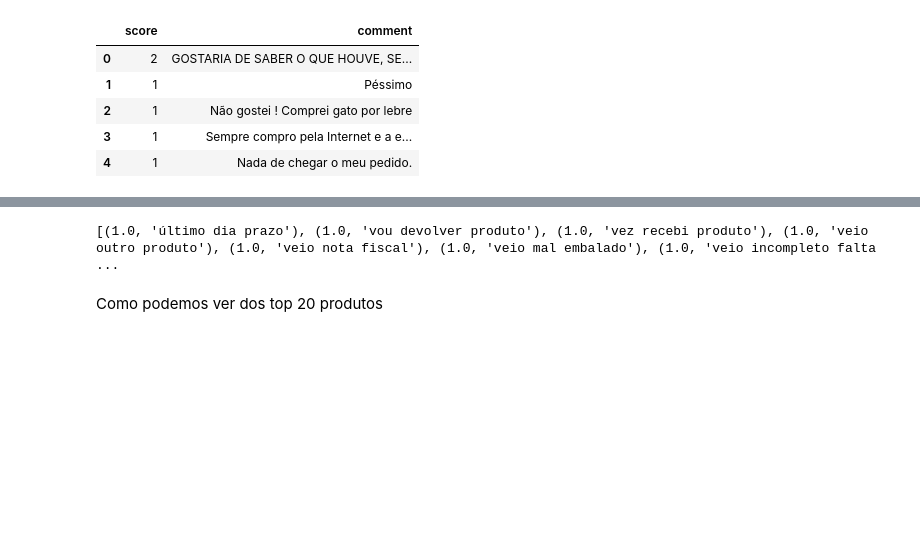
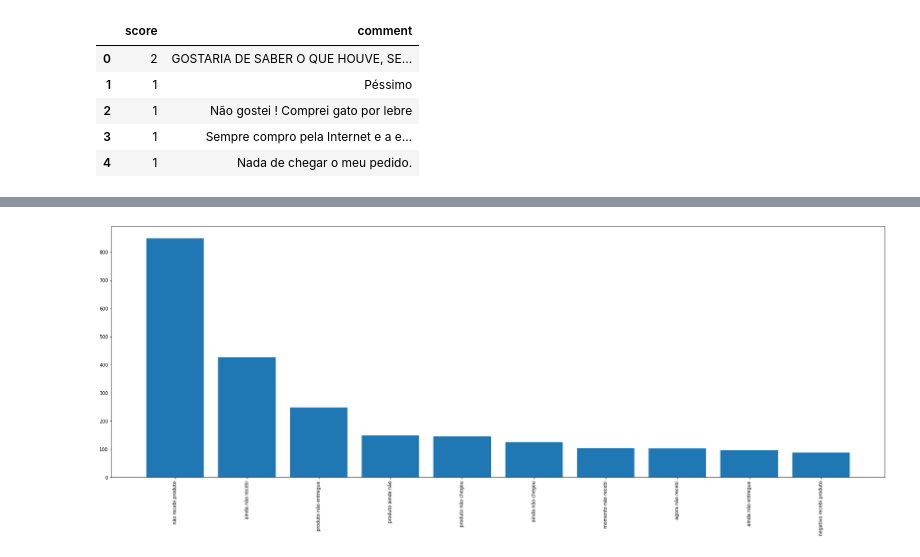
Before and after one commit to 4rfel/nlp, a Jupyter notebook: pi/pi.ipynb, the cells around one changed output, grey strips where cells are left out. Drawn from its saved outputs; the diff is of its cells as text; code cells hidden in the pictures; blank space fills up the shorter version.

```diff
--- a/pi/pi.ipynb
+++ b/pi/pi.ipynb
@@ -61,0 +43,7 @@ aa
+# %%
+
+def not2negativo(comment):
+    return comment.replace("nao", "negativo")
+
+comments = unfavorable.comment.apply(not2negativo)
+unfavorable.comment = comments
@@ -62,6 +56,4 @@ aa
 # %%
-nltk.download('stopwords')
-
 sw = stopwords.words('portuguese')
-vec = TfidfVectorizer(max_features=500, stop_words=sw, min_df=3, ngram_range=(3, 3))
-X = vec.fit_transform(list(unfavorable.comment))
+vec = TfidfVectorizer(max_features=500, stop_words=sw, ngram_range=(3, 3))
+X = vec.fit_transform(unfavorable.comment)
@@ -82,14 +69,22 @@ for doc in range(X.shape[0]): # para cada documento
     wordlist = sorted(wordlist, reverse=True)
     keywords.append(wordlist[0:n_keywords])
 # %%
-k = []
+k = {}
 for i in keywords:
     for j in i:
-        k.append(j)
-k = set(k)
-k = sorted(k, reverse=True)
-print(k[0:20])
+        if j[1] in k:
+            k[j[1]] += 1
+        else:
+            k[j[1]] = 1
+
+# sort the keywords by frequency
+k = sorted(k.items(), key=lambda x: x[1], reverse=True)
+# pprint(k[0:20])
-# %% [output]
-[(1.0, 'último dia prazo'), (1.0, 'vou devolver produto'), (1.0, 'vez recebi produto'), (1.0, 'veio outro produto'), (1.0, 'veio nota fiscal'), (1.0, 'veio mal embalado'), (1.0, 'veio incompleto falta ...
-# %% [markdown]
-Como podemos ver dos top 20 produtos
+# %%
+# plot the top 20 keywords
+plt.figure(figsize=(30,10))
+plt.bar(range(10), [i[1] for i in k[0:10]], align='center')
+plt.xticks(range(10), [i[0] for i in k[0:10]], rotation=90)
+plt.show()
+# %% [output]
+[figure, added]
```
Also changed, not shown: parts of 7 cells of this notebook, 2 other files.
